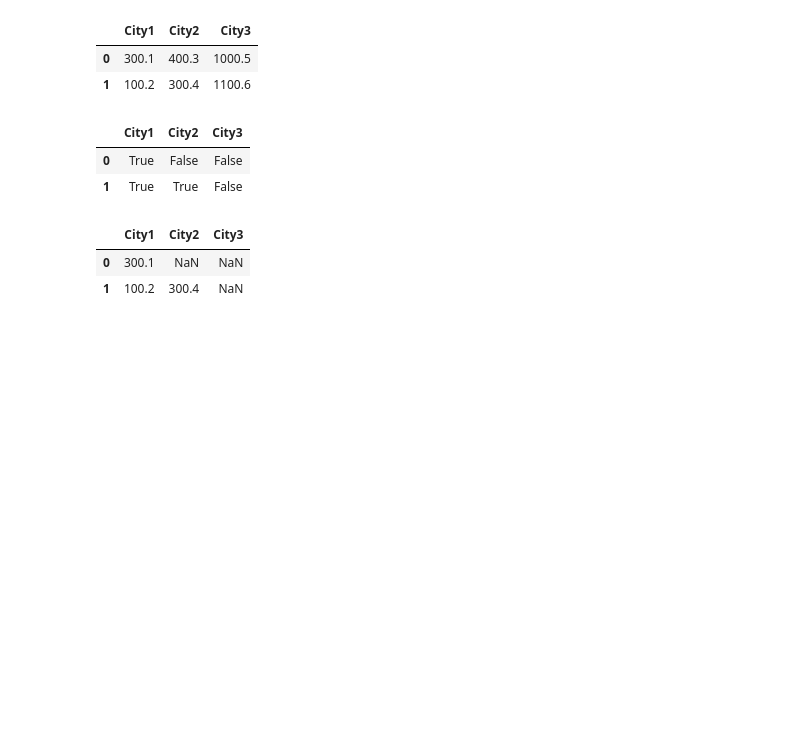
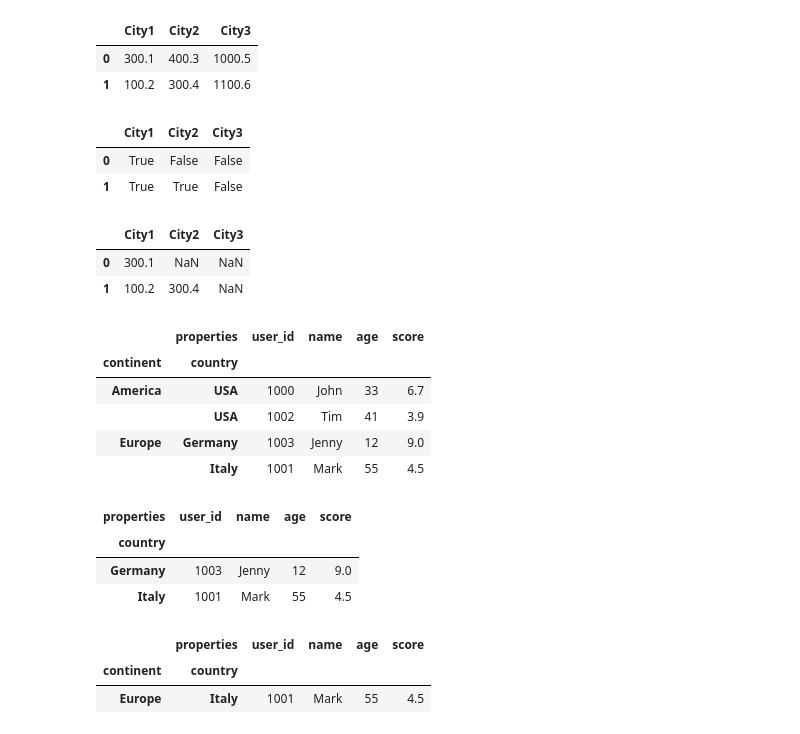
Before and after one commit to W2625/python-for-excel, a Jupyter notebook: part_5.ipynb, the cells around one changed output. Saved outputs shown, nothing was run; the diff lists cells and outputs as text; code cells hidden in the pictures; blank space fills up the shorter version.

Commit message:
数据操作之选取数据（使用MultiIndex选取数据）

```diff
--- a/part_5.ipynb
+++ b/part_5.ipynb
@@ -269,3 +269,35 @@ rainfall[rainfall < 400]
 |  | City1 | City2 | City3 |
 | 0 | 300.1 | NaN | NaN |
 | 1 | 100.2 | 300.4 | NaN |
+# %%
+# 使用MultiIndex选取数据
+# 待排序的MultiIndex
+df_multi = df.reset_index().set_index(["continent", "country"])
+df_multi = df_multi.sort_index()
+df_multi
+# %% [output]
+|  | properties | user_id | name | age | score |
+| continent | country |  |  |  |  |
+| America | USA | 1000 | John | 33 | 6.7 |
+|  | USA | 1002 | Tim | 41 | 3.9 |
+| Europe | Germany | 1003 | Jenny | 12 | 9.0 |
+|  | Italy | 1001 | Mark | 55 | 4.5 |
+# %%
+'''
+pandas对MultiIndex的输出进行了美化
+不会为每一行数据重复输出最左端的索引级别（大洲）
+只会在数据所在大洲发生改变时才进行输出
+'''
+df_multi.loc["Europe", :]
+# %% [output]
+| properties | user_id | name | age | score |
+| country |  |  |  |  |
+| Germany | 1003 | Jenny | 12 | 9.0 |
+| Italy | 1001 | Mark | 55 | 4.5 |
+# %%
+# 通过多级索引选取数据需要提供一个元组作为参数
+df_multi.loc[("Europe", "Italy"), :]
+# %% [output]
+|  | properties | user_id | name | age | score |
+| continent | country |  |  |  |  |
+| Europe | Italy | 1001 | Mark | 55 | 4.5 |
```
Also changed, not shown: parts of 1 cell of this notebook.
